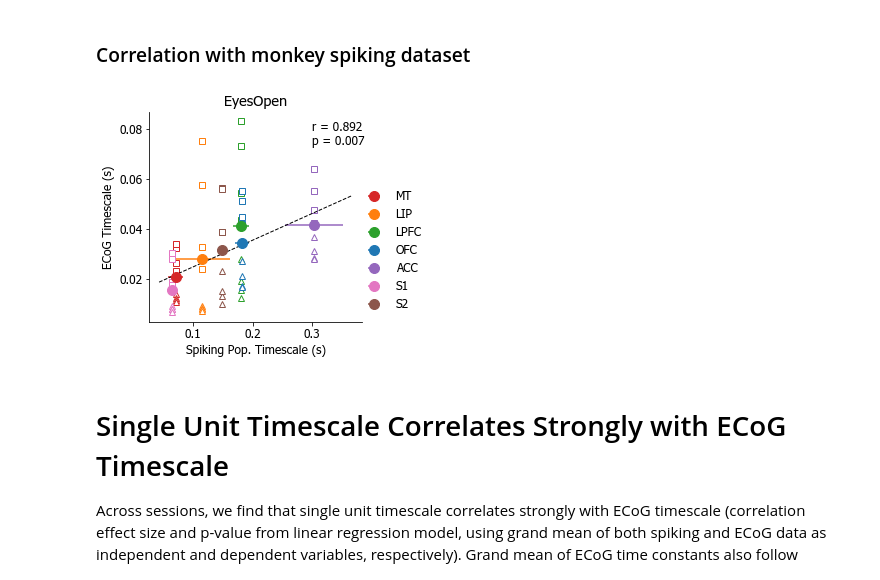
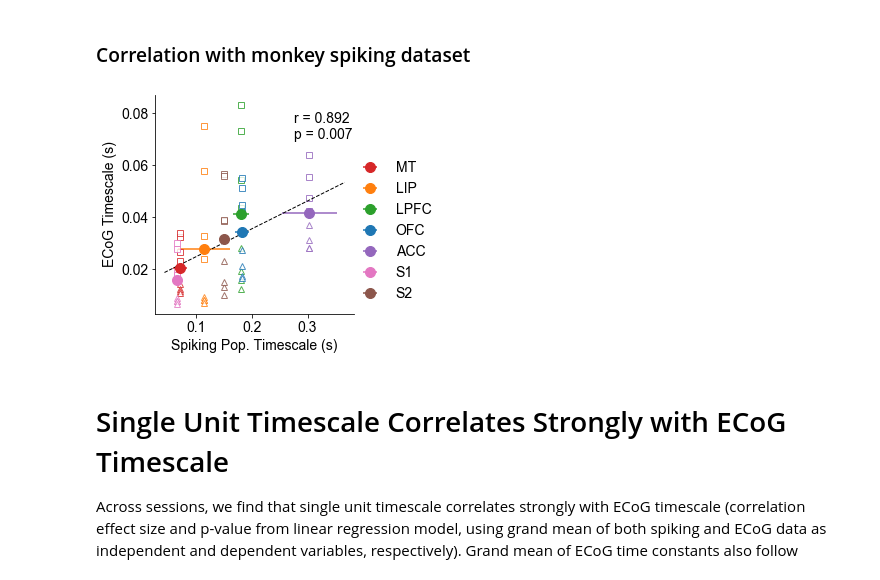
Before and after one commit to rdgao/field-echos, a Jupyter notebook: notebooks/viz_NeuroTycho-SU.ipynb, the cells around one changed output. Cells and saved outputs as stored; diff of their text form; code cells hidden in the pictures.

```diff
--- a/notebooks/viz_NeuroTycho-SU.ipynb
+++ b/notebooks/viz_NeuroTycho-SU.ipynb
@@ -59,41 +64,43 @@ cond_query = 'EyesOpen'
 df_cond = df_combined[df_combined['cond']==cond_query]
 
 # plot
-plt.figure(figsize=(4,4))
+plt.figure(figsize=(5,4))
 ecog_ts_avg = {}
+
 # plot per session average across electrodes
 for i, k in enumerate(cell_ts.keys()):
     sesh_mkrs = [] # hack to save the session marker for next plot
     ecog_ts_avg[k] = []
     for s in df_cond['session_id'].unique():
         df_sesh = df_cond[df_cond['session_id']==s]
         patient = df_sesh['patient'].iloc[0]
 
         # loc_inds has the ecog electrode indices that fall into each area
         region_inds = loc_inds[patient][k]
         marker = 's' if patient == 'George' else '^'
         sesh_mkrs.append(marker)
         ecog_ts_sess_avg = df_sesh.loc[df_sesh['chan'].isin(region_inds)].mean()[feature]
         ecog_ts_avg[k].append(ecog_ts_sess_avg)
-        plt.plot(cell_ts_avg[k][0], ecog_ts_sess_avg, marker,color=C_ORD[area_ord[i]], ms=6, mfc='w')
+        plt.plot(cell_ts_avg[k][0], ecog_ts_sess_avg, marker,color=C_ORD[area_ord[i]], ms=6, mfc='w', alpha=0.8)
 
 # plot grand average
 for i,k in enumerate(cell_ts.keys()):
     plt.errorbar(cell_ts_avg[k][0], np.mean(ecog_ts_avg[k]), xerr=cell_ts_avg[k][1], fmt='o', color=C_ORD[area_ord[i]], ms=10, label=k)
 
 # fit & plot line
 ts_mat = np.array([(cell_ts_avg[k][0], np.mean(ecog_ts_avg[k])) for k in cell_ts.keys()])
 m,b,r,pv,stderr = stats.linregress(ts_mat)
 XL = np.array(plt.xlim())
 plt.plot(XL,XL*m+b, 'k--', lw=1)
-plt.text(0.3,0.85*plt.ylim()[1], 'r = %.3f\np = %.3f'%(r,pv))
+s = echo_utils.sig_str(r,pv, form='text', corr_letter='r')
+plt.annotate(s, xy=(0.7, 0.8), xycoords='axes fraction')
 
 plt.legend(loc='lower left', bbox_to_anchor= (0.95, 0), ncol=1, frameon=False)
-plt.xlabel('Spiking Pop. Timescale (s)');plt.ylabel('ECoG Timescale (s)'); plt.title(cond_query)
+plt.xlabel('Spiking Pop. Timescale (s)');plt.ylabel('ECoG Timescale (s)'); #plt.title(cond_query)
 sns.despine(); plt.tight_layout()
 if save_plot: plt.savefig(fig_path%('NT_spikeECoG_'+cond_query), bbox_inches='tight')
 # %% [output]
-[figure, old version]
+[figure, new version]
 # %% [markdown]
 # Single Unit Timescale Correlates Strongly with ECoG Timescale
 Across sessions, we find that single unit timescale correlates strongly with ECoG timescale (correlation effect size and p-value from linear regression model, using grand mean of both spiking and ECoG data as independent and dependent variables, respectively). Grand mean of ECoG time constants also follow hierarchical organization of cortex. Note that there was no OFC ECoG coverage in either monkeys, so the closest electrodes were taken, around the frontal pole. Also note that individual sessions (hollow markers) are quite variable, and there are consistent differences between monkeys (square vs. triangle).
```
Also changed, not shown: parts of 3 cells of this notebook, 5 other files.
